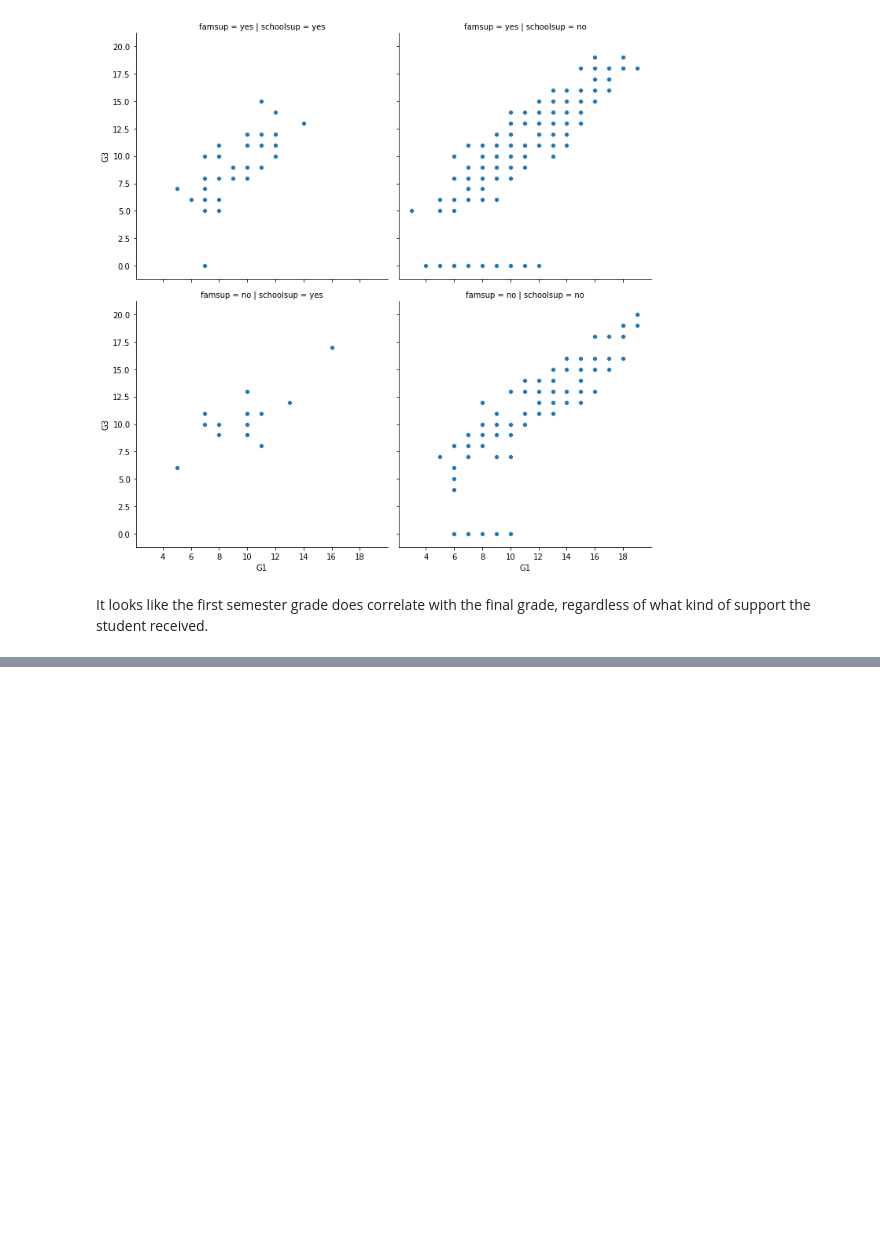
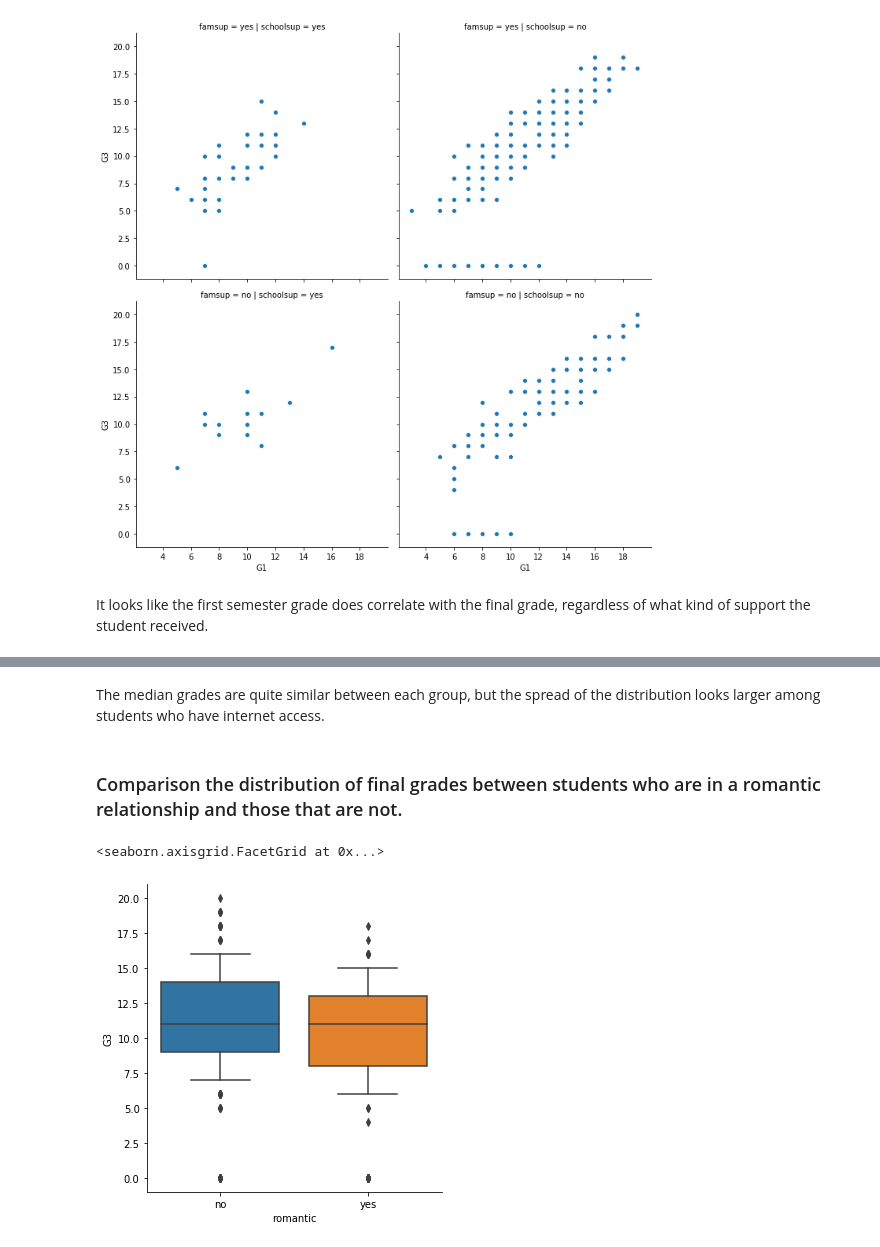
Before and after one commit to Ysbail/Visualizations, a Jupyter notebook: students_data_visualization.ipynb, the cells around one changed output, grey strips where cells are left out. Saved outputs shown, nothing was run; the diff lists cells and outputs as text; code cells hidden in the pictures; blank space fills up the shorter version.

```diff
--- a/students_data_visualization.ipynb
+++ b/students_data_visualization.ipynb
@@ -51,0 +76,9 @@ It looks like the first semester grade does correlate with the final grade, rega
+# %% [markdown]
+The median grades are quite similar between each group, but the spread of the distribution looks larger among students who have internet access.
+# %% [markdown]
+### Comparison the distribution of final grades between students who are in a romantic relationship and those that are not.
+# %%
+sns.catplot(x="romantic", y="G3", data=df, kind="box", whis=0.5)
+# %% [output]
+<seaborn.axisgrid.FacetGrid at 0x...>
+[figure, added]
```
Also changed, not shown: parts of 14 cells of this notebook.
